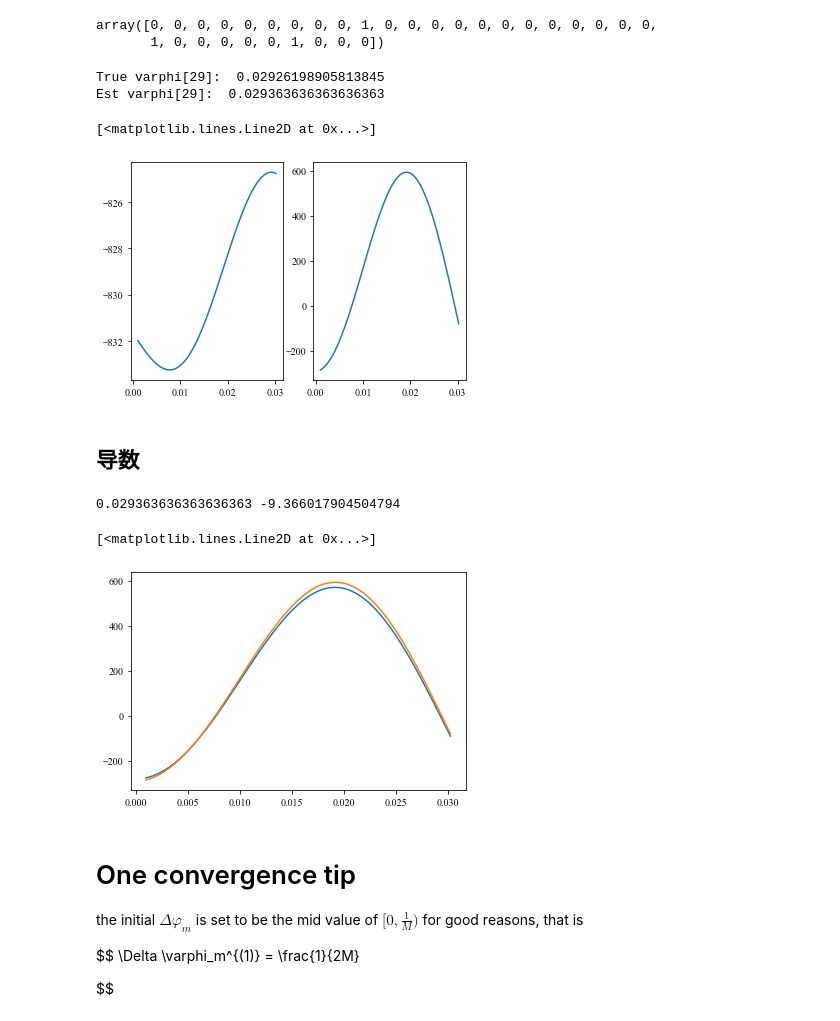
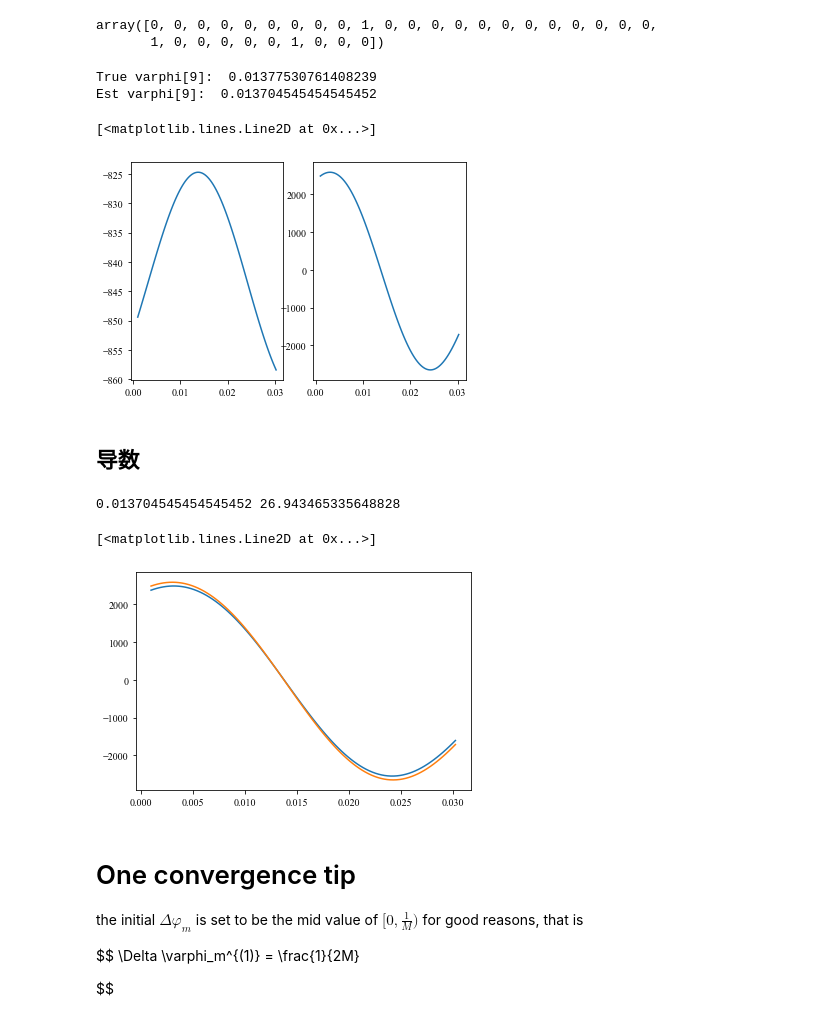
Before and after one commit to Brook1711/RIS-Angular-Domain, a Jupyter notebook: code_main/Alg.ipynb, the cells around one changed output. Drawn from its saved outputs; the diff is of its cells as text; code cells hidden in the pictures.

```diff
--- a/code_main/Alg.ipynb
+++ b/code_main/Alg.ipynb
@@ -1283,39 +1283,39 @@ def f_m(YK = YK, Mu = E_step_instance.Mu, kappa = 100, Omega = Omega_true_L ,Del
                 tmp_f_l += np.log(CN_prime)
     return tmp_f_l
 
-m_index = 29
+m_index = 9
 x = np.linspace(0.001, 1/M-0.001, 100)
 
 varphi_plt = []
 for delta_varphi in x:
     varphi_plt.append(
         f_m(
             YK = YK,
             Mu = E_step_instance.Mu,
             kappa=0.01,
             Omega = Omega_true_L,
             Delta_varphi = Delta_varphi,
             Delta_varphi_m  =delta_varphi,
             m = m_index
         )
     )
 varphi_plt = np.array(varphi_plt)
 plt.subplot(1,2,1)
 plt.plot(x, varphi_plt)
 print("True varphi["+ str(m_index) +"]:  "+ str(Delta_varphi[m_index]))
 print("Est varphi["+ str(m_index) +"]:  "+ str(x[int(np.where(varphi_plt == np.max(varphi_plt))[0][0])]))
 
 x = np.linspace(0.001, 1/M-0.001, 99)
 Est_PD_varphi_plt = []
 for i, varphi in enumerate(x):
     Est_PD_varphi_plt.append((varphi_plt[i+1]-varphi_plt[i]) / (1/M /99))
 plt.subplot(1,2,2)
 plt.plot(x, Est_PD_varphi_plt)
 # %% [output]
-True varphi[29]:  0.02926198905813845
-Est varphi[29]:  0.029363636363636363
+True varphi[9]:  0.01377530761408239
+Est varphi[9]:  0.013704545454545452
 [<matplotlib.lines.Line2D at 0x...>]
-[figure, old version]
+[figure, new version]
 # %% [markdown]
 ## 导数
 # %%
@@ -1340,7 +1340,7 @@ def prime_f_m(YK = YK, Mu = E_step_instance.Mu, kappa = 100, Omega = Omega_true_
                 # F_5 = F_1.H * F_4
                 # PD_Delta_varphi_m += (c_2 * F_4 * Mu[k])[0,0] - (Mu[k].H * F_5 *Mu[k])[0,0]
                 PD_Delta_varphi_m += ((c_2 - (F_1 * Mu[k]).H[0,0]) * (F_4 * Mu[k]))[0,0]
-    step_value = np.real(PD_Delta_varphi_m) / kappa  *0.9
+    step_value = np.real(PD_Delta_varphi_m) / kappa * 0.9
     return step_value
 
 x = np.linspace(0.001, 1/M - 0.001, 100)
@@ -1370,9 +1370,9 @@ Est_PD_varphi_plt = np.array(Est_PD_varphi_plt)
 
 plt.plot(x, Est_PD_varphi_plt)
 # %% [output]
-0.029363636363636363 -9.366017904504794
+0.013704545454545452 26.943465335648828
 [<matplotlib.lines.Line2D at 0x...>]
-[figure, old version]
+[figure, new version]
 # %% [markdown]
 # One convergence tip
 
```
Also changed, not shown: parts of 8 cells of this notebook, 1 other file.
